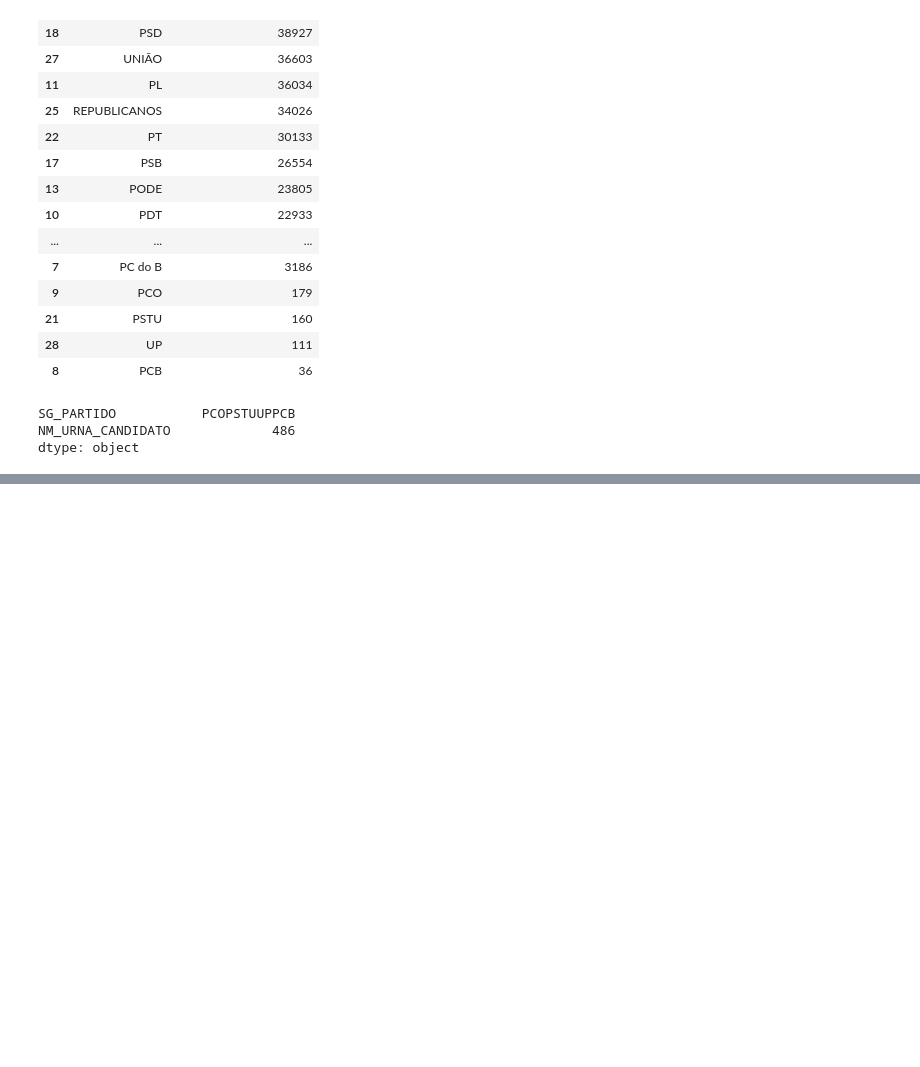
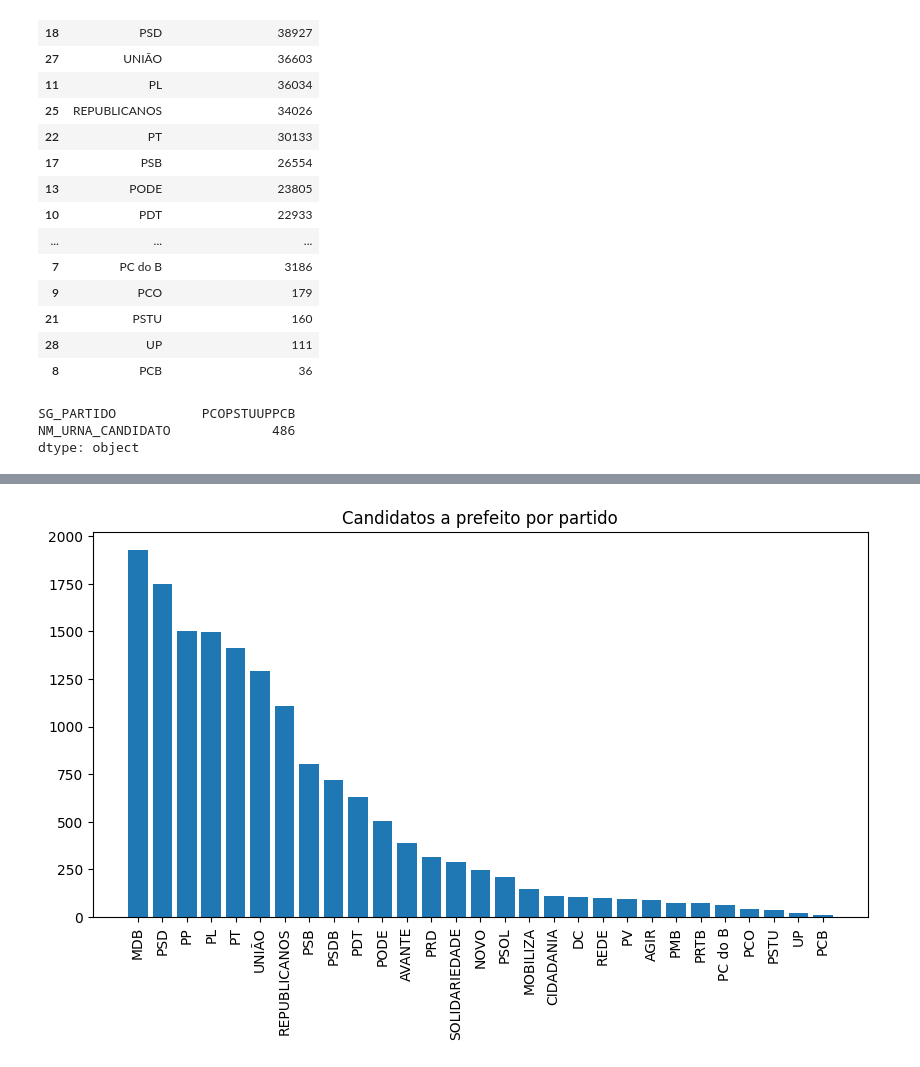
Before and after one commit to nfmmendes/eleicoes-2024-brasil, a Jupyter notebook: Eleições 2024.ipynb, the cells around one changed output, grey strips where cells are left out. Cells and saved outputs as stored; diff of their text form; code cells hidden in the pictures; blank space fills up the shorter version.

Commit message:
Add charts on candidature proportion by party

```diff
--- a/Eleições 2024.ipynb
+++ b/Eleições 2024.ipynb
@@ -234,0 +205,19 @@ display(df_candidatos_por_partido_e_cargo)
+# %%
+df_cand_por_partido_e_cargo = df[df["DS_CARGO"] == "VEREADOR"][["NM_URNA_CANDIDATO", "SG_PARTIDO"]].groupby(["SG_PARTIDO"], as_index=False).count()
+df_cand_por_partido_e_cargo = df_cand_por_partido_e_cargo.rename(columns={"NM_URNA_CANDIDATO": "VEREADOR"}).rename(columns={"NM_URNA_CANDIDATO": "VEREADOR"})
+df_candidatos_prefeito_por_partido = df[df["DS_CARGO"] == "PREFEITO"][["NM_URNA_CANDIDATO", "SG_PARTIDO"]].groupby(["SG_PARTIDO"], as_index=False).count()
+df_candidatos_vice_prefeito_por_partido = df[df["DS_CARGO"] == "VICE-PREFEITO"][["NM_URNA_CANDIDATO", "SG_PARTIDO"]].groupby(["SG_PARTIDO"], as_index=False).count()
+
+df_cand_por_partido_e_cargo = df_cand_por_partido_e_cargo.merge(df_candidatos_prefeito_por_partido, on="SG_PARTIDO")
+df_cand_por_partido_e_cargo = df_cand_por_partido_e_cargo.rename(columns={"NM_URNA_CANDIDATO": "PREFEITO"})
+df_cand_por_partido_e_cargo = df_cand_por_partido_e_cargo.merge(df_candidatos_vice_prefeito_por_partido, on="SG_PARTIDO")
+df_cand_por_partido_e_cargo = df_cand_por_partido_e_cargo.rename(columns={"NM_URNA_CANDIDATO": "VICE_PREFEITO"})
+
+df_cand_por_partido_e_cargo["VEREADOR POR PREFEITO"] = df_cand_por_partido_e_cargo["VEREADOR"]/df_cand_por_partido_e_cargo["PREFEITO"]
+df_cand_por_partido_e_cargo["VEREADOR POR VICE_PREFEITO"] = df_cand_por_partido_e_cargo["VEREADOR"]/df_cand_por_partido_e_cargo["VICE_PREFEITO"]
+df_cand_por_partido_e_cargo["PREFEITO POR VICE"] = df_cand_por_partido_e_cargo["PREFEITO"]/df_cand_por_partido_e_cargo["VICE_PREFEITO"]
+df_cand_por_partido_e_cargo["LEGISLATIVO POR EXECUTIVO"] = df_cand_por_partido_e_cargo["VEREADOR"]\
+/(df_cand_por_partido_e_cargo["PREFEITO"] +  df_cand_por_partido_e_cargo["VICE_PREFEITO"])
+
+
+display(df_cand_por_partido_e_cargo)
@@ -234,0 +242,9 @@ display(df_candidatos_por_partido_e_cargo)
+# %%
+df_cand_por_partido_e_cargo = df_cand_por_partido_e_cargo.sort_values(by="PREFEITO", ascending=False)
+figure = plt.figure(figsize=(10, 5))
+plt.xticks(rotation=90)
+plt.bar(df_cand_por_partido_e_cargo["SG_PARTIDO"], df_cand_por_partido_e_cargo["PREFEITO"])
+plt.title("Candidatos a prefeito por partido")
+plt.show()
+# %% [output]
+[figure, added]
```
Also changed, not shown: parts of 8 cells of this notebook.
